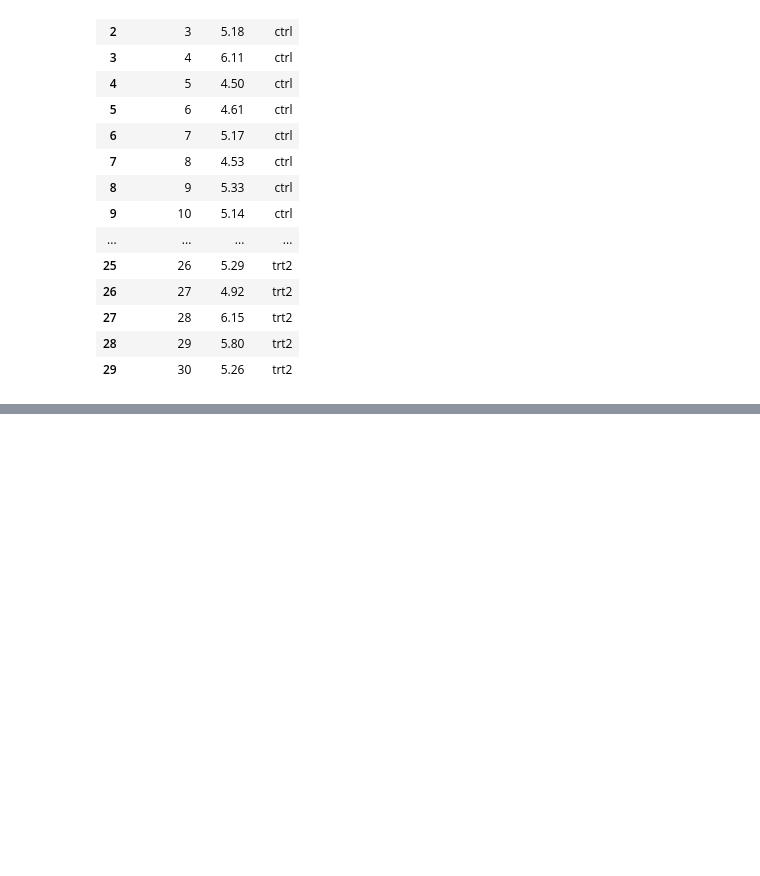
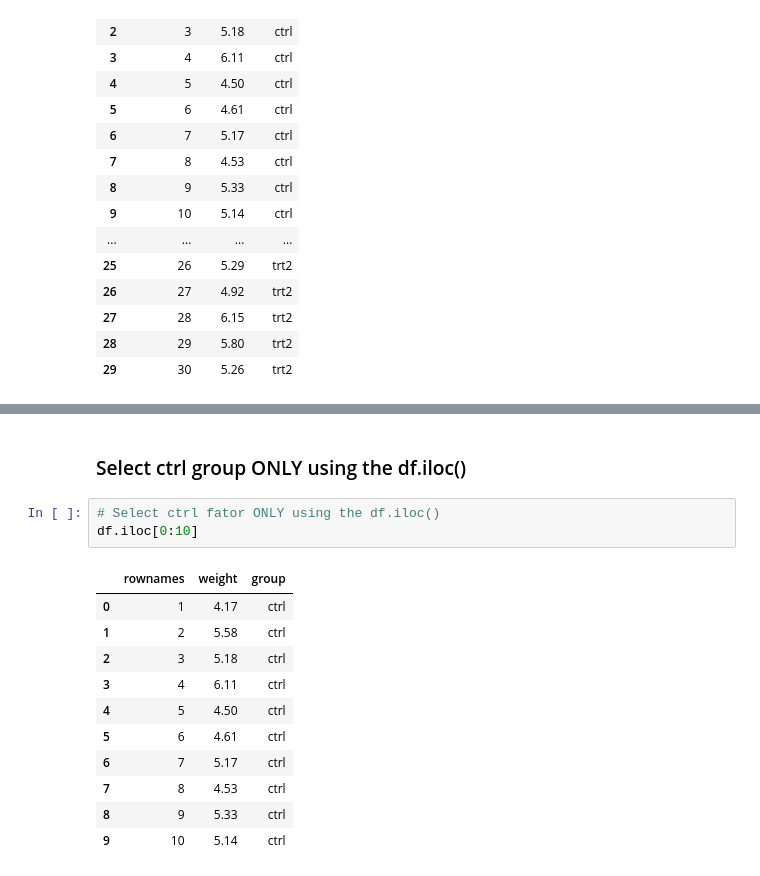
Before and after one commit to Samjean2020/applied_statistics24_25, a Jupyter notebook: project.ipynb, the cells around one changed output, grey strips where cells are left out. Cells and saved outputs as stored; diff of their text form; blank space fills up the shorter version.

```diff
--- a/project.ipynb
+++ b/project.ipynb
@@ -162,0 +384,17 @@ df.tail()
+# %% [markdown]
+### Select ctrl group ONLY using the df.iloc()
+# %%
+# Select ctrl fator ONLY using the df.iloc()
+df.iloc[0:10]
+# %% [output]
+|  | rownames | weight | group |
+| 0 | 1 | 4.17 | ctrl |
+| 1 | 2 | 5.58 | ctrl |
+| 2 | 3 | 5.18 | ctrl |
+| 3 | 4 | 6.11 | ctrl |
+| 4 | 5 | 4.50 | ctrl |
+| 5 | 6 | 4.61 | ctrl |
+| 6 | 7 | 5.17 | ctrl |
+| 7 | 8 | 4.53 | ctrl |
+| 8 | 9 | 5.33 | ctrl |
+| 9 | 10 | 5.14 | ctrl |
```
Also changed, not shown: parts of 112 cells of this notebook.
